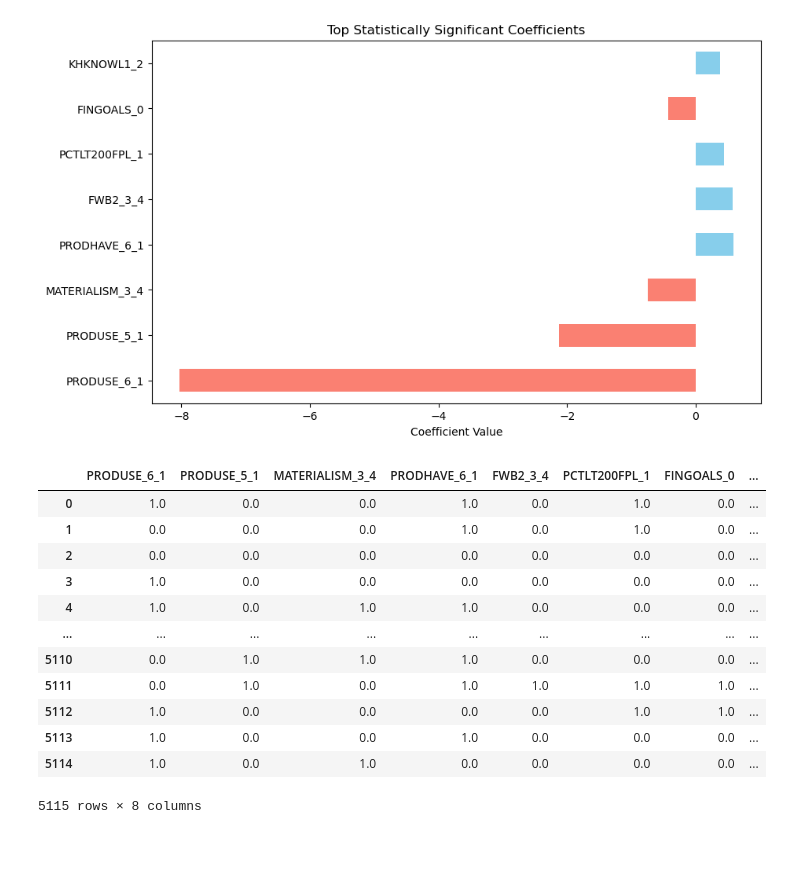
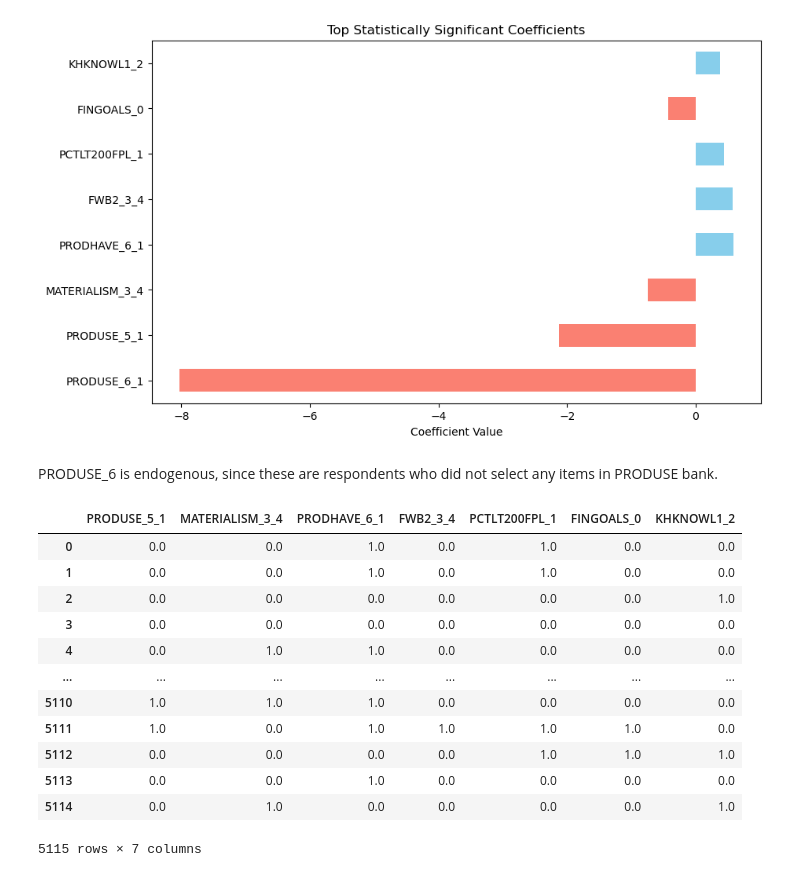
Before and after one commit to itsGarrin/prepaid-card-marketing, a Jupyter notebook: notebook/prepaid-card-marketing.ipynb, the cells around one changed output. Saved outputs shown, nothing was run; the diff lists cells and outputs as text; code cells hidden in the pictures; blank space fills up the shorter version.

Commit message:
removed produse 6

```diff
--- a/notebook/prepaid-card-marketing.ipynb
+++ b/notebook/prepaid-card-marketing.ipynb
@@ -282,23 +282,29 @@ plt.title('Top Statistically Significant Coefficients')
 plt.show()
 # %% [output]
 [figure]
+# %% [markdown]
+PRODUSE_6 is endogenous, since these are respondents who did not select any items in PRODUSE bank.
 # %%
 # take the top coefficients and create a new dataframe
 top_features = top_coefs_with_signs.index
+
+# drop produse_6
+top_features = top_features.drop('PRODUSE_6_1')
+
 X_train_top_features = X_train_scaled[top_features]
 X_test_top_features = X_test_scaled[top_features]
 X_train_top_features
 # %% [output]
-|  | PRODUSE_6_1 | PRODUSE_5_1 | MATERIALISM_3_4 | PRODHAVE_6_1 | FWB2_3_4 | PCTLT200FPL_1 | FINGOALS_0 | ... |
-| 0 | 1.0 | 0.0 | 0.0 | 1.0 | 0.0 | 1.0 | 0.0 | ... |
-| 1 | 0.0 | 0.0 | 0.0 | 1.0 | 0.0 | 1.0 | 0.0 | ... |
-| 2 | 0.0 | 0.0 | 0.0 | 0.0 | 0.0 | 0.0 | 0.0 | ... |
-| 3 | 1.0 | 0.0 | 0.0 | 0.0 | 0.0 | 0.0 | 0.0 | ... |
-| 4 | 1.0 | 0.0 | 1.0 | 1.0 | 0.0 | 0.0 | 0.0 | ... |
-| ... | ... | ... | ... | ... | ... | ... | ... | ... |
-| 5110 | 0.0 | 1.0 | 1.0 | 1.0 | 0.0 | 0.0 | 0.0 | ... |
-| 5111 | 0.0 | 1.0 | 0.0 | 1.0 | 1.0 | 1.0 | 1.0 | ... |
-| 5112 | 1.0 | 0.0 | 0.0 | 0.0 | 0.0 | 1.0 | 1.0 | ... |
-| 5113 | 1.0 | 0.0 | 0.0 | 1.0 | 0.0 | 0.0 | 0.0 | ... |
-| 5114 | 1.0 | 0.0 | 1.0 | 0.0 | 0.0 | 0.0 | 0.0 | ... |
+|  | PRODUSE_5_1 | MATERIALISM_3_4 | PRODHAVE_6_1 | FWB2_3_4 | PCTLT200FPL_1 | FINGOALS_0 | KHKNOWL1_2 |
+| 0 | 0.0 | 0.0 | 1.0 | 0.0 | 1.0 | 0.0 | 0.0 |
+| 1 | 0.0 | 0.0 | 1.0 | 0.0 | 1.0 | 0.0 | 0.0 |
+| 2 | 0.0 | 0.0 | 0.0 | 0.0 | 0.0 | 0.0 | 1.0 |
+| 3 | 0.0 | 0.0 | 0.0 | 0.0 | 0.0 | 0.0 | 0.0 |
+| 4 | 0.0 | 1.0 | 1.0 | 0.0 | 0.0 | 0.0 | 0.0 |
+| ... | ... | ... | ... | ... | ... | ... | ... |
+| 5110 | 1.0 | 1.0 | 1.0 | 0.0 | 0.0 | 0.0 | 0.0 |
+| 5111 | 1.0 | 0.0 | 1.0 | 1.0 | 1.0 | 1.0 | 0.0 |
+| 5112 | 0.0 | 0.0 | 0.0 | 0.0 | 1.0 | 1.0 | 1.0 |
+| 5113 | 0.0 | 0.0 | 1.0 | 0.0 | 0.0 | 0.0 | 0.0 |
+| 5114 | 0.0 | 1.0 | 0.0 | 0.0 | 0.0 | 0.0 | 1.0 |
-5115 rows × 8 columns
+5115 rows × 7 columns
```
